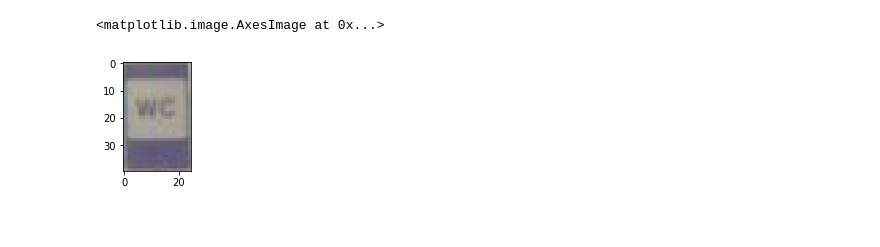
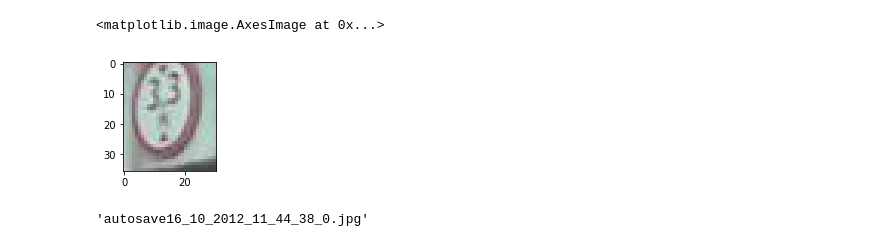
Before and after one commit to artem179/RTSD, a Jupyter notebook: CheckRoadSigns.ipynb, the cells around one changed output. Cells and saved outputs as stored; diff of their text form; code cells hidden in the pictures.

```diff
--- a/CheckRoadSigns.ipynb
+++ b/CheckRoadSigns.ipynb
@@ -13,19 +13,23 @@ PATH_TO_DATA = '/dev/shm/data/'
 # %%
 data = pd.read_csv(PATH_TO_DATA + 'full-gt.csv')
 # %%
-num = 102091
-image = io.imread(PATH_TO_DATA + 'rtsd-frames/' +data.iloc[num].filename)
-xmin = data.iloc[num].x_from
-ymin = data.iloc[num].y_from
-xmax = xmin + data.iloc[num].width
-ymax = ymin + data.iloc[num].height
+num = 0
+image = io.imread(PATH_TO_DATA + 'rtsd-frames/' + data[data.sign_class == '3_13_r3.3'].iloc[0].filename)
+xmin =data[data.sign_class == '3_13_r3.3'].iloc[num].x_from
+ymin = data[data.sign_class == '3_13_r3.3'].iloc[num].y_from
+xmax = xmin + data[data.sign_class == '3_13_r3.3'].iloc[num].width
+ymax = ymin + data[data.sign_class == '3_13_r3.3'].iloc[num].height
 
 plt.figure(figsize=(2, 2))
 #plt.figur2
 #from matplotlib import rcParams
 #rcParams['figure.figsize'] = (1, 1)
 plt.imshow(image[ymin:ymax, xmin:xmax])
 #plt.plot([1, 2, 3, 4])
 # %% [output]
 <matplotlib.image.AxesImage at 0x...>
-[figure, old version]
+[figure, new version]
+# %%
+data[data.sign_class == '3_13_r3.3'].iloc[0].filename
+# %% [output]
+'autosave16_10_2012_11_44_38_0.jpg'
```
Also changed, not shown: parts of 3 cells of this notebook, 1 other file.
